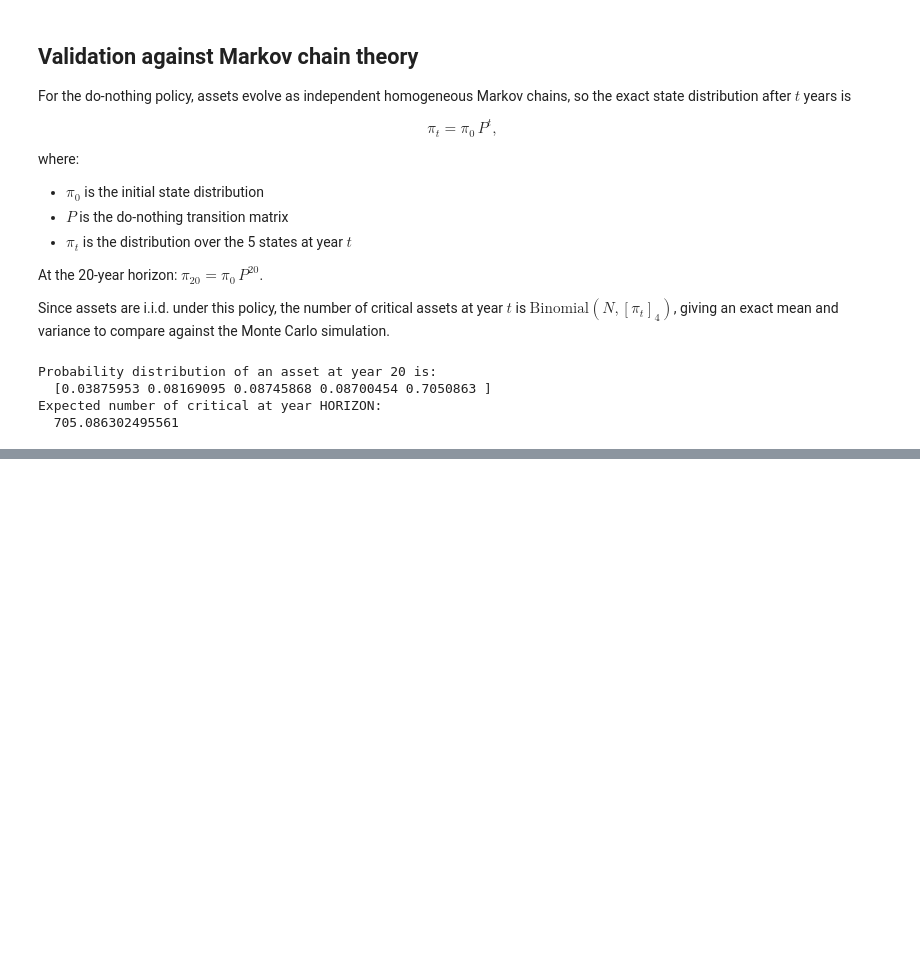
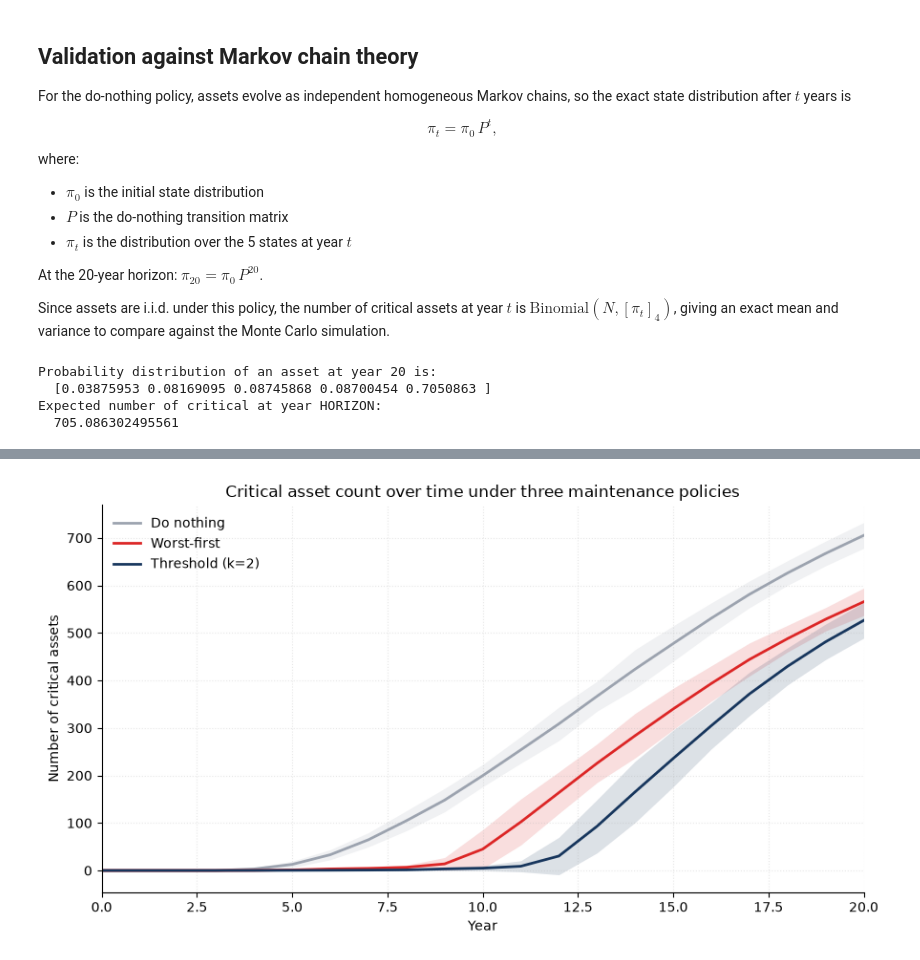
Before and after one commit to SoJonmerla/railway-lifecycle-simulator, a Jupyter notebook: notebooks/exploration-1.ipynb, the cells around one changed output, grey strips where cells are left out. Saved outputs shown, nothing was run; the diff lists cells and outputs as text; code cells hidden in the pictures; blank space fills up the shorter version.

```diff
--- a/notebooks/exploration-1.ipynb
+++ b/notebooks/exploration-1.ipynb
@@ -134,0 +163,7 @@ Expected number of critical at year HORIZON:
+# %%
+def run_mc(policy_fn, n_reps=10):
+    runs = [simulate_network(policy_fn, rng=np.random.default_rng(i))
+            for i in range(n_reps)]
+    crit = np.array([r["critical"] for r in runs])
+    cost = np.array([total_discounted_cost(r) for r in runs])
+    return crit, cost
@@ -134,0 +221,47 @@ Expected number of critical at year HORIZON:
+# %%
+import numpy as np
+import matplotlib.pyplot as plt
+
+N_REPS = 20
+K_BEST = 2
+
+# Monte Carlo for each policy
+crit_dn, cost_dn = run_mc(policy_do_nothing,  n_reps=N_REPS)
+crit_wf, cost_wf = run_mc(policy_worst_first, n_reps=N_REPS)
+crit_th, cost_th = run_mc(policy_threshold(K_BEST), n_reps=N_REPS)
+
+years = np.arange(crit_dn.shape[1])
+
+def band(arr, z=1.96):
+    mean = arr.mean(axis=0)
+    sd   = arr.std(axis=0, ddof=1)
+    return mean, mean - z*sd, mean + z*sd
+
+# --- Plot ---
+fig, ax = plt.subplots(figsize=(9, 5))
+
+policies = [
+    (crit_dn, "Do nothing",           "#9CA3AF"),
+    (crit_wf, "Worst-first",          "#DC2626"),
+    (crit_th, f"Threshold (k={K_BEST})", "#17365D"),
+]
+
+for arr, label, color in policies:
+    mean, lo, hi = band(arr)
+    ax.plot(years, mean, label=label, color=color, linewidth=2)
+    ax.fill_between(years, lo, hi, color=color, alpha=0.15, linewidth=0)
+
+ax.set_xlabel("Year")
+ax.set_ylabel("Number of critical assets")
+ax.set_title("Critical asset count over time under three maintenance policies")
+ax.legend(frameon=False, loc="upper left")
+ax.grid(alpha=0.3, linestyle=":")
+ax.spines["top"].set_visible(False)
+ax.spines["right"].set_visible(False)
+ax.set_xlim(0, years[-1])
+
+plt.tight_layout()
+plt.savefig("../figures/critical_comparison.png", dpi=150, bbox_inches="tight")
+plt.show()
+# %% [output]
+[figure, added]
```
Also changed, not shown: parts of 9 cells of this notebook, 8 other files.
